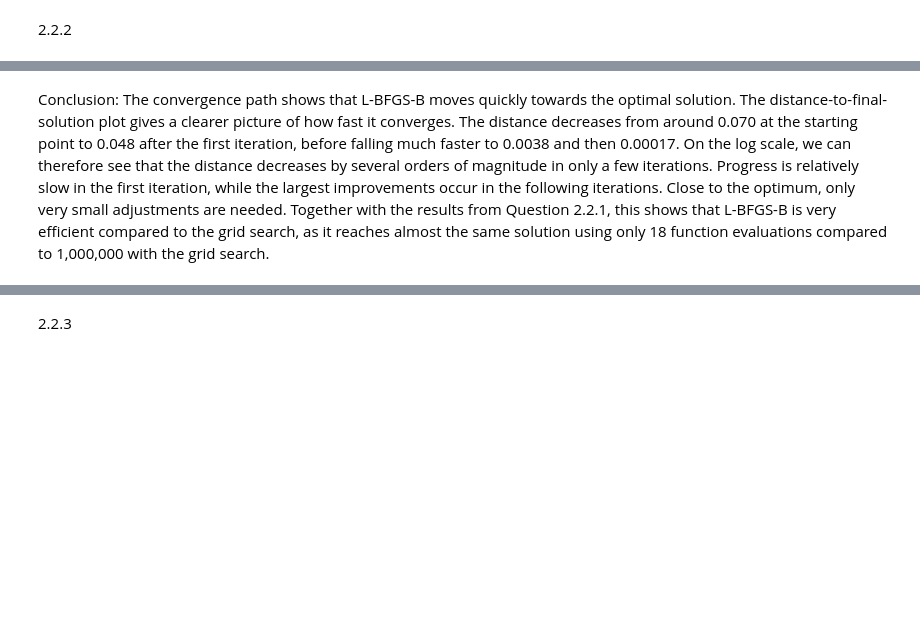
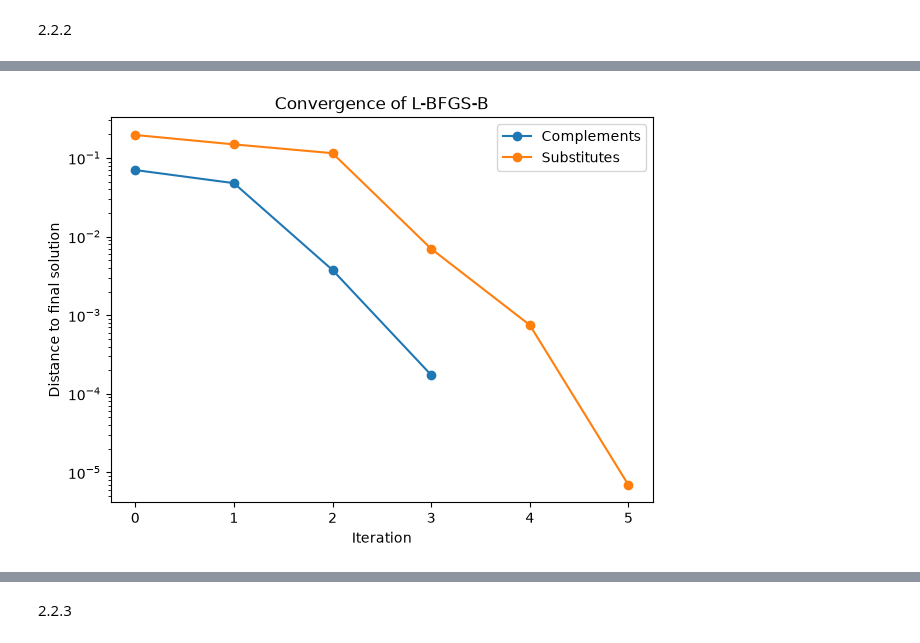
Before and after one commit to NumEconCopenhagen/projects-2025-philippa-ronya, a Jupyter notebook: 02_modelproject/modelproject.ipynb, the cells around one changed output, grey strips where cells are left out. Saved outputs shown, nothing was run; the diff lists cells and outputs as text; code cells hidden in the pictures; blank space fills up the shorter version.

```diff
--- a/02_modelproject/modelproject.ipynb
+++ b/02_modelproject/modelproject.ipynb
@@ -494,41 +673,45 @@ for i, distance in enumerate(distances):
 # %%
 # the convergence plot
 
-# exclude the final point because its distance is zero
-iterations = np.arange(len(distances) - 1)
-distances_plot = distances[:-1]
+# exclude the final points because their distance is zero
+iterations_comp = np.arange(len(distances_comp) - 1)
+iterations_sub = np.arange(len(distances_sub) - 1)
+
+distances_plot_comp = distances_comp[:-1]
+distances_plot_sub = distances_sub[:-1]
 
 # plot distance to the final solution
 fig, ax = plt.subplots(figsize=(7,5))
 
 ax.plot(
-    iterations,
-    distances_plot,
-    marker='o'
+    iterations_comp,
+    distances_plot_comp,
+    marker='o',
+    label='Complements'
+)
+
+ax.plot(
+    iterations_sub,
+    distances_plot_sub,
+    marker='o',
+    label='Substitutes'
 )
 
 # use a logarithmic scale on the y-axis
 ax.set_yscale('log')
 
 # labels and title
 ax.set_xlabel('Iteration')
 ax.set_ylabel('Distance to final solution')
 ax.set_title('Convergence of L-BFGS-B')
 
 # show each iteration number on the x-axis
-ax.set_xticks(iterations)
+max_iterations = max(len(iterations_comp), len(iterations_sub))
+ax.set_xticks(np.arange(max_iterations))
 
-# add distance labels to each point
-for i, distance in zip(iterations, distances_plot):
-    ax.annotate(
-        f'{distance:.5f}',
-        (i, distance),
-        xytext=(0, 8),
-        textcoords='offset points',
-        ha='center'
-    )
+# distinguish between the two calibrations
+ax.legend()
 
 plt.show()
+# %% [output]
+[figure, added]
-# %% [markdown]
-Conclusion:
-The convergence path shows that L-BFGS-B moves quickly towards the optimal solution. The distance-to-final-solution plot gives a clearer picture of how fast it converges. The distance decreases from around 0.070 at the starting point to 0.048 after the first iteration, before falling much faster to 0.0038 and then 0.00017. On the log scale, we can therefore see that the distance decreases by several orders of magnitude in only a few iterations. Progress is relatively slow in the first iteration, while the largest improvements occur in the following iterations. Close to the optimum, only very small adjustments are needed. Together with the results from Question 2.2.1, this shows that L-BFGS-B is very efficient compared to the grid search, as it reaches almost the same solution using only 18 function evaluations compared to 1,000,000 with the grid search.
```
Also changed, not shown: parts of 61 cells of this notebook.
